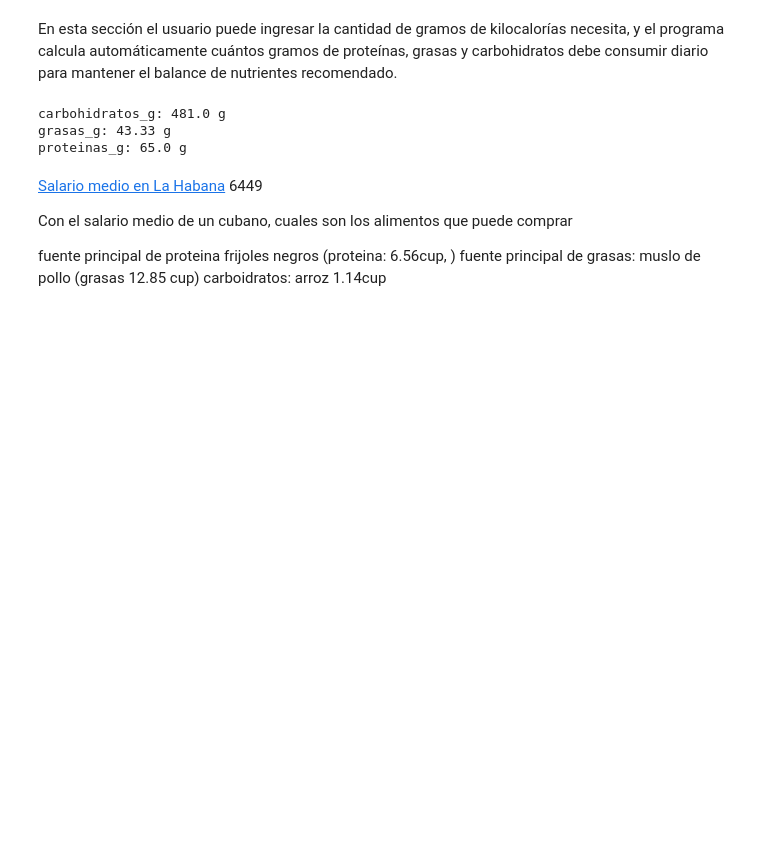
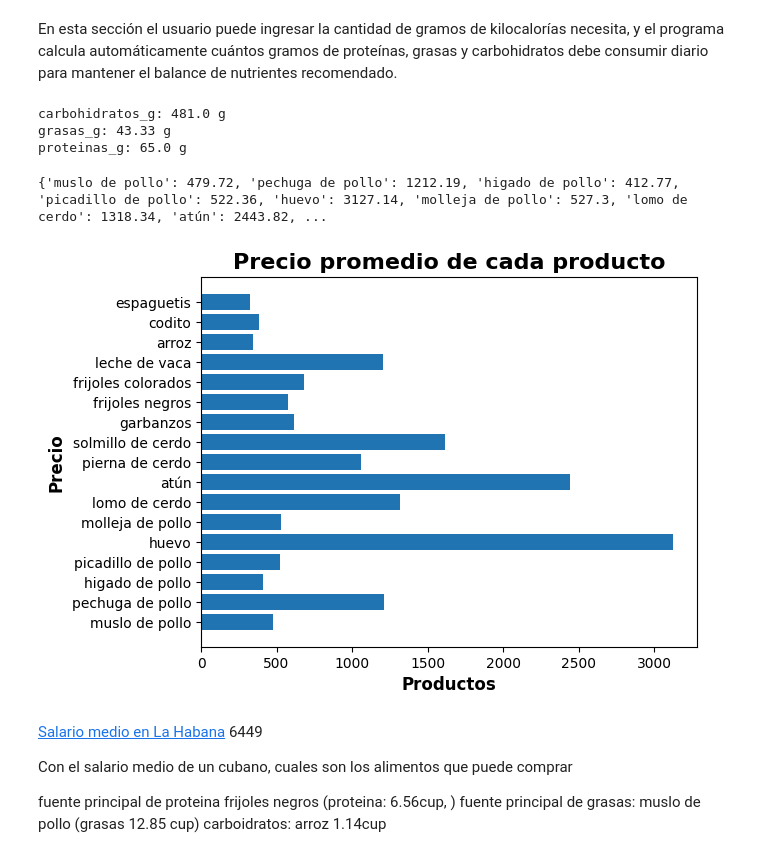
Before and after one commit to datascienceelias-png/proyecto_mipymes, a Jupyter notebook: analisis.ipynb, the cells around one changed output. Drawn from its saved outputs; the diff is of its cells as text; code cells hidden in the pictures; blank space fills up the shorter version.

```diff
--- a/analisis.ipynb
+++ b/analisis.ipynb
@@ -18,4 +18,8 @@ import importlib
 import json
 import src.graficos as gr
 import src.funciones as fn
+
+mipyme = fn.cargar_json("Data/mipymes.json")
+nutrientes = fn.cargar_json("Data/valor_nutricional.json")
+productos = ['muslo de pollo', 'pechuga de pollo', 'higado de pollo', 'picadillo de pollo', 'huevo', 'molleja de pollo', 'lomo de cerdo', 'atún', 'pierna de cerdo', 'solmillo de cerdo', 'garbanzos', 'frijoles negros', 'frijoles colorados', 'leche de vaca', 'arroz', 'codito', 'espaguetis']
 # %% [output]
@@ -41,6 +42,16 @@ for clave, valor in resultado.items(): # para mostrar los resultados de forma ma
 carbohidratos_g: 481.0 g
 grasas_g: 43.33 g
 proteinas_g: 65.0 g
+# %%
+productos = ['muslo de pollo', 'pechuga de pollo', 'higado de pollo', 'picadillo de pollo', 'huevo', 'molleja de pollo', 'lomo de cerdo', 'atún', 'pierna de cerdo', 'solmillo de cerdo', 'garbanzos', 'frijoles negros', 'frijoles colorados', 'leche de vaca', 'arroz', 'codito', 'espaguetis']
+precio = fn.precio_promedio_lb(productos,mipyme)
+lista = list(precio.values())
+print(precio)
+
+gr.barra_costo_promedio(productos, lista)
+# %% [output]
+{'muslo de pollo': 479.72, 'pechuga de pollo': 1212.19, 'higado de pollo': 412.77, 'picadillo de pollo': 522.36, 'huevo': 3127.14, 'molleja de pollo': 527.3, 'lomo de cerdo': 1318.34, 'atún': 2443.82, ...
+[figure, added]
 # %% [markdown]
 
 [Salario medio en La Habana](https://www.onei.gob.cu/sites/default/files/publicaciones/2025-04/salario-medio-en-cifras-2024-edicion-2025.pdf) 6449
```
Also changed, not shown: parts of 1 cell of this notebook, 4 other files.
